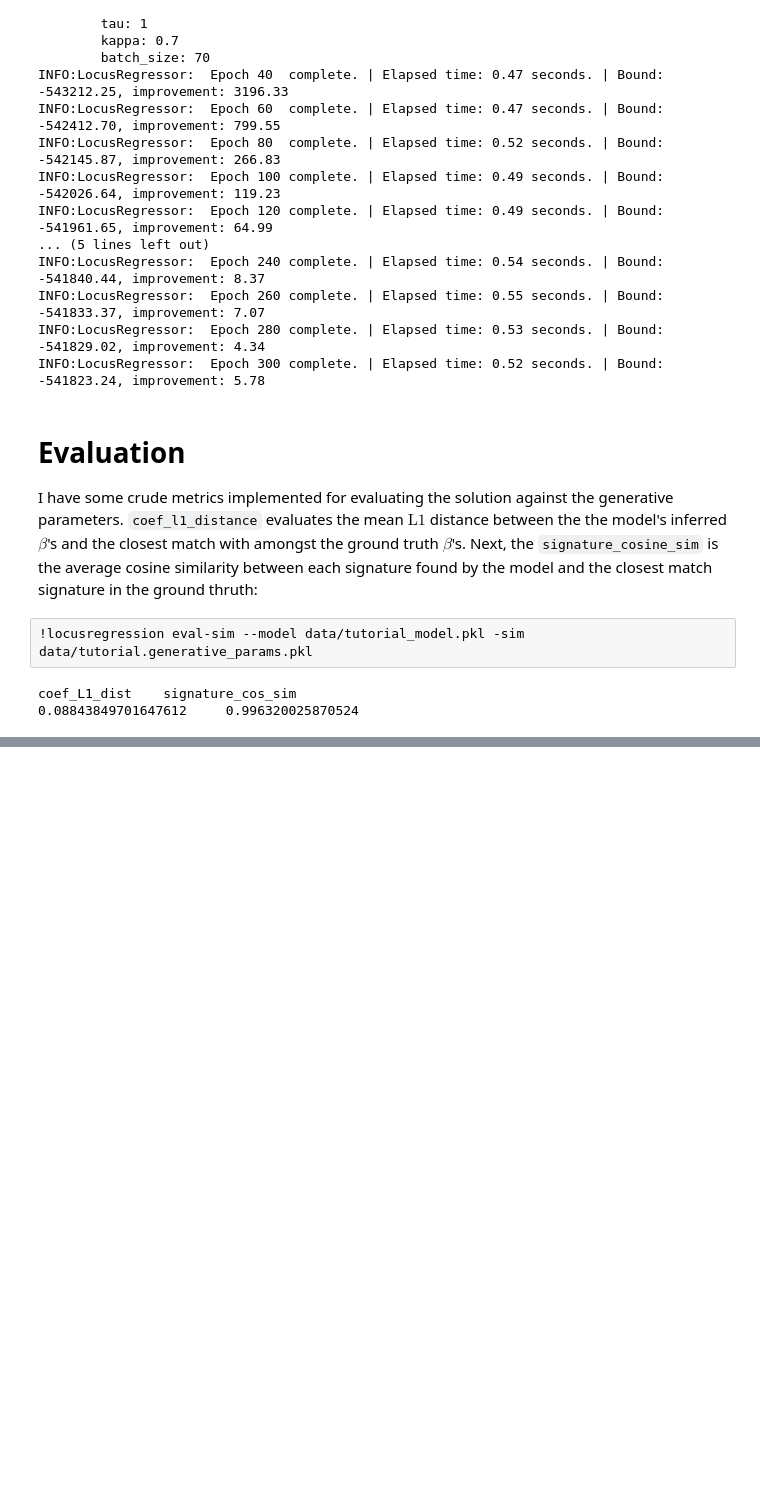
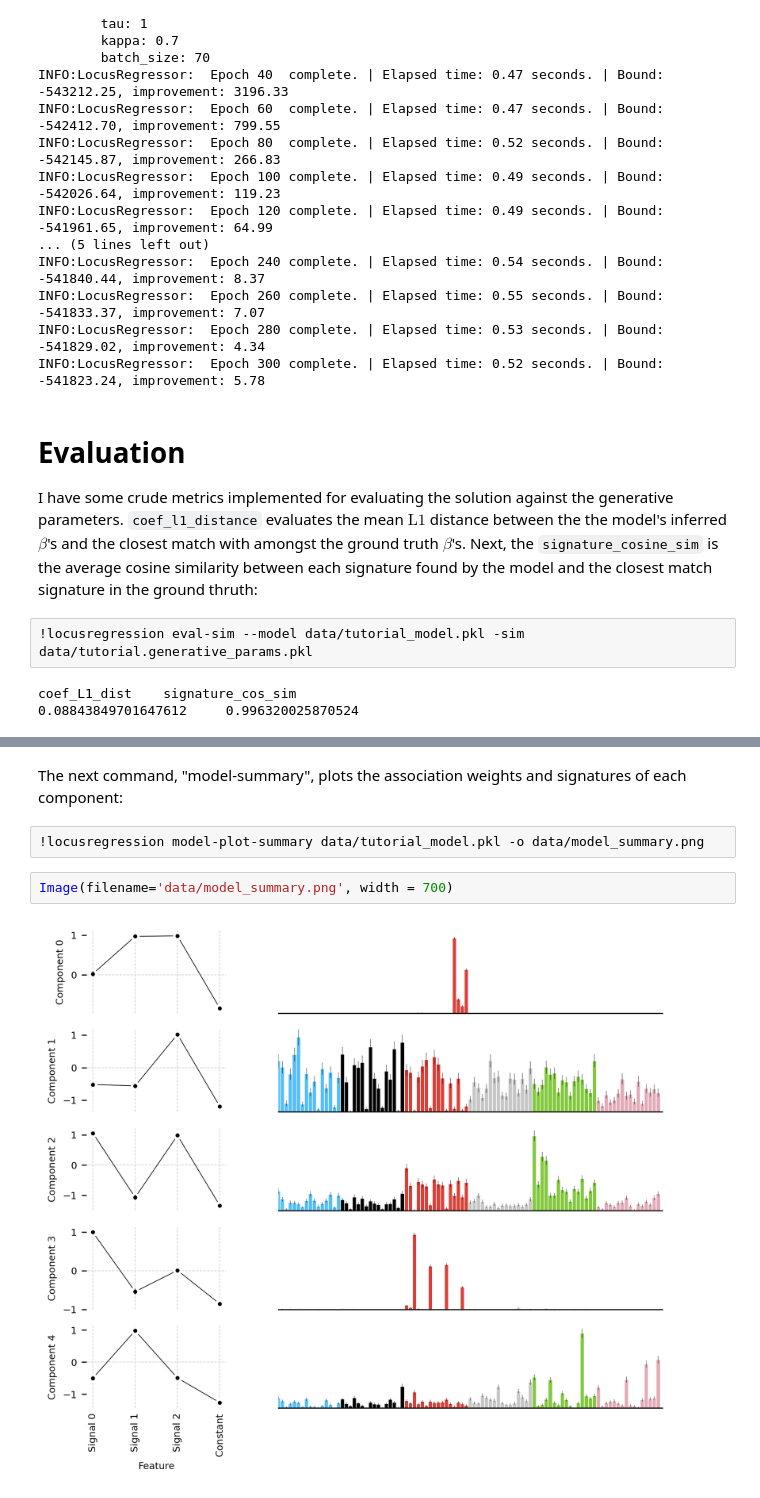
Before and after one commit to AllenWLynch/signaturemodels, a Jupyter notebook: docs/simulation_tutorial.ipynb, the cells around one changed output, grey strips where cells are left out. Drawn from its saved outputs; the diff is of its cells as text; blank space fills up the shorter version.

```diff
--- a/docs/simulation_tutorial.ipynb
+++ b/docs/simulation_tutorial.ipynb
@@ -205,0 +185,8 @@ for i in range(model.n_components):
+# %% [markdown]
+The next command, "model-summary", plots the association weights and signatures of each component:
+# %%
+!locusregression model-plot-summary data/tutorial_model.pkl -o data/model_summary.png
+# %%
+Image(filename='data/model_summary.png', width = 700)
+# %% [output]
+[figure, added]
```
Also changed, not shown: parts of 14 cells of this notebook, 8 other files.
